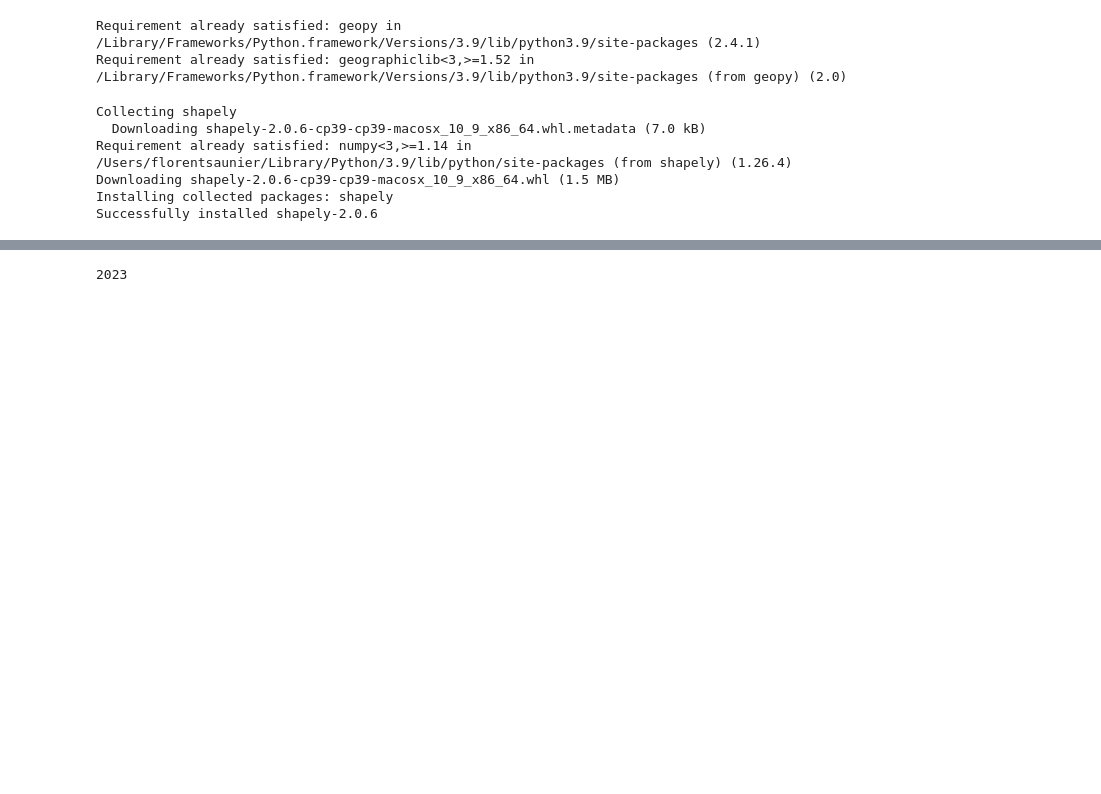
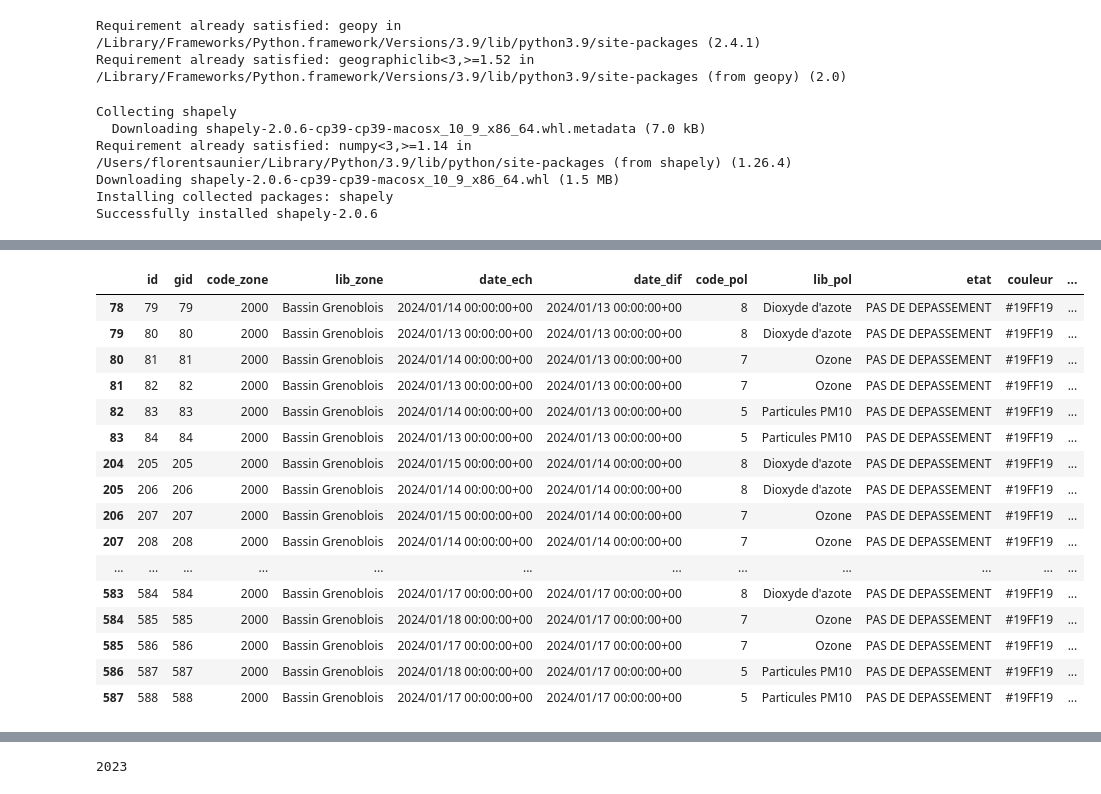
Before and after one commit to Flotauv/Projet_Data_Innovant-, a Jupyter notebook: Projet_FLO.ipynb, the cells around one changed output, grey strips where cells are left out. Saved outputs shown, nothing was run; the diff lists cells and outputs as text; code cells hidden in the pictures; blank space fills up the shorter version.

Commit message:
fichier pollution plus

```diff
--- a/Projet_FLO.ipynb
+++ b/Projet_FLO.ipynb
@@ -174,0 +27,2 @@ plt.show()
+# %%
+df_air = pd.read_csv('BaseDeDonnées/Pollution/Episode_pollution.csv',sep=None)
@@ -174,0 +45,2 @@ plt.show()
+# %%
+df_air.columns = df_air.columns.str.lower()
@@ -174,0 +58,21 @@ plt.show()
+# %%
+df_air = df_air[df_air['lib_zone']=='Bassin Grenoblois']
+df_air
+# %% [output]
+|  | ﻿id | gid | code_zone | lib_zone | date_ech | date_dif | code_pol | lib_pol | etat | couleur | ... |
+| 78 | 79 | 79 | 2000 | Bassin Grenoblois | 2024/01/14 00:00:00+00 | 2024/01/13 00:00:00+00 | 8 | Dioxyde d'azote | PAS DE DEPASSEMENT | #19FF19 | ... |
+| 79 | 80 | 80 | 2000 | Bassin Grenoblois | 2024/01/13 00:00:00+00 | 2024/01/13 00:00:00+00 | 8 | Dioxyde d'azote | PAS DE DEPASSEMENT | #19FF19 | ... |
+| 80 | 81 | 81 | 2000 | Bassin Grenoblois | 2024/01/14 00:00:00+00 | 2024/01/13 00:00:00+00 | 7 | Ozone | PAS DE DEPASSEMENT | #19FF19 | ... |
+| 81 | 82 | 82 | 2000 | Bassin Grenoblois | 2024/01/13 00:00:00+00 | 2024/01/13 00:00:00+00 | 7 | Ozone | PAS DE DEPASSEMENT | #19FF19 | ... |
+| 82 | 83 | 83 | 2000 | Bassin Grenoblois | 2024/01/14 00:00:00+00 | 2024/01/13 00:00:00+00 | 5 | Particules PM10 | PAS DE DEPASSEMENT | #19FF19 | ... |
+| 83 | 84 | 84 | 2000 | Bassin Grenoblois | 2024/01/13 00:00:00+00 | 2024/01/13 00:00:00+00 | 5 | Particules PM10 | PAS DE DEPASSEMENT | #19FF19 | ... |
+| 204 | 205 | 205 | 2000 | Bassin Grenoblois | 2024/01/15 00:00:00+00 | 2024/01/14 00:00:00+00 | 8 | Dioxyde d'azote | PAS DE DEPASSEMENT | #19FF19 | ... |
+| 205 | 206 | 206 | 2000 | Bassin Grenoblois | 2024/01/14 00:00:00+00 | 2024/01/14 00:00:00+00 | 8 | Dioxyde d'azote | PAS DE DEPASSEMENT | #19FF19 | ... |
+| 206 | 207 | 207 | 2000 | Bassin Grenoblois | 2024/01/15 00:00:00+00 | 2024/01/14 00:00:00+00 | 7 | Ozone | PAS DE DEPASSEMENT | #19FF19 | ... |
+| 207 | 208 | 208 | 2000 | Bassin Grenoblois | 2024/01/14 00:00:00+00 | 2024/01/14 00:00:00+00 | 7 | Ozone | PAS DE DEPASSEMENT | #19FF19 | ... |
+| ... | ... | ... | ... | ... | ... | ... | ... | ... | ... | ... | ... |
+| 583 | 584 | 584 | 2000 | Bassin Grenoblois | 2024/01/17 00:00:00+00 | 2024/01/17 00:00:00+00 | 8 | Dioxyde d'azote | PAS DE DEPASSEMENT | #19FF19 | ... |
+| 584 | 585 | 585 | 2000 | Bassin Grenoblois | 2024/01/18 00:00:00+00 | 2024/01/17 00:00:00+00 | 7 | Ozone | PAS DE DEPASSEMENT | #19FF19 | ... |
+| 585 | 586 | 586 | 2000 | Bassin Grenoblois | 2024/01/17 00:00:00+00 | 2024/01/17 00:00:00+00 | 7 | Ozone | PAS DE DEPASSEMENT | #19FF19 | ... |
+| 586 | 587 | 587 | 2000 | Bassin Grenoblois | 2024/01/18 00:00:00+00 | 2024/01/17 00:00:00+00 | 5 | Particules PM10 | PAS DE DEPASSEMENT | #19FF19 | ... |
+| 587 | 588 | 588 | 2000 | Bassin Grenoblois | 2024/01/17 00:00:00+00 | 2024/01/17 00:00:00+00 | 5 | Particules PM10 | PAS DE DEPASSEMENT | #19FF19 | ... |
```
Also changed, not shown: parts of 26 cells of this notebook, 4 other files.
